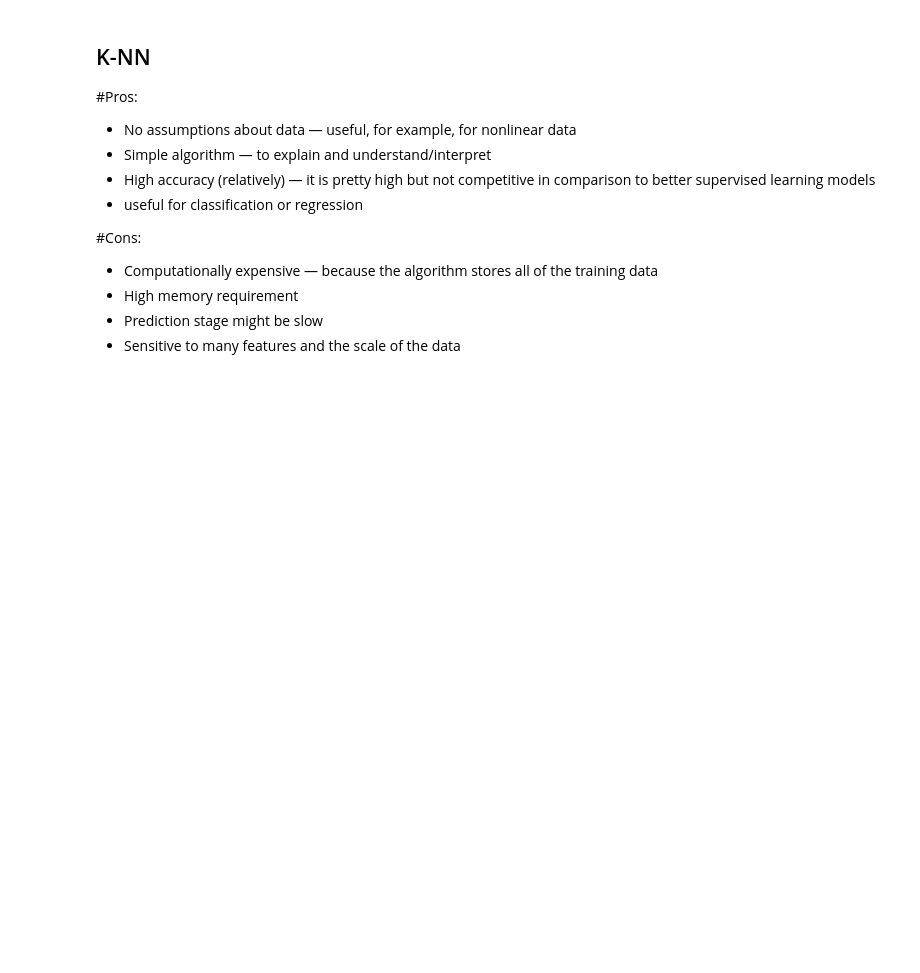
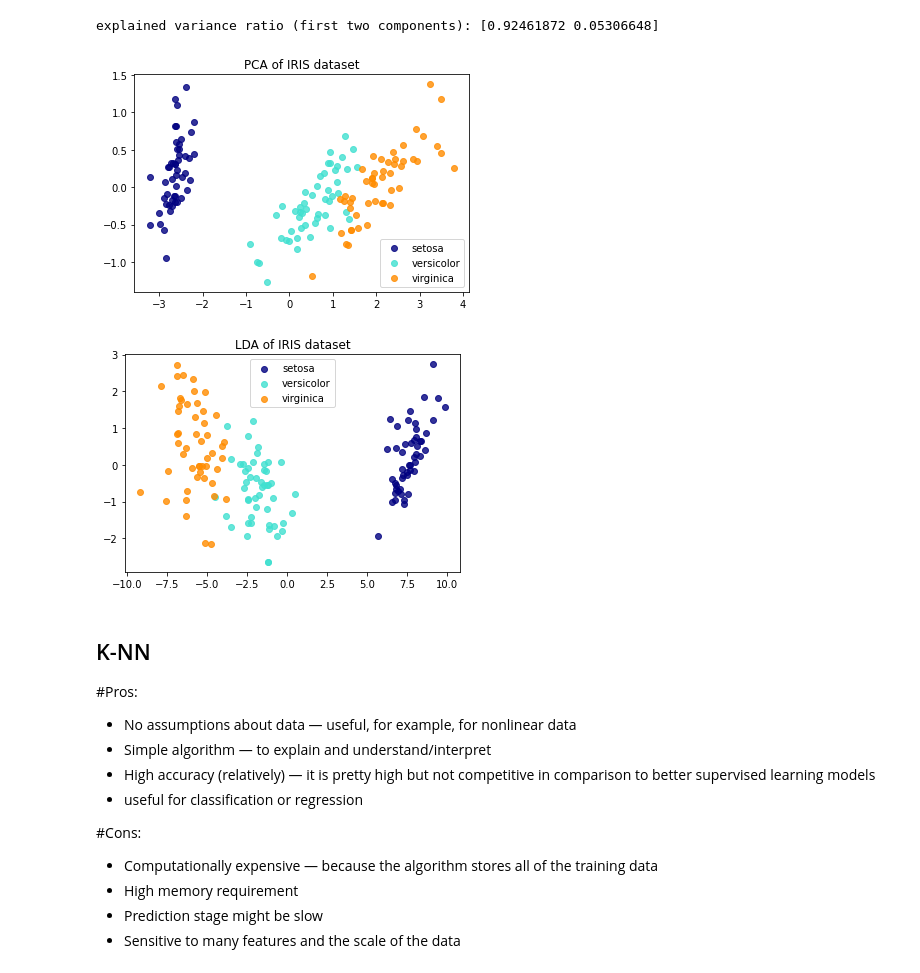
Before and after one commit to elashgari/EEGNet, a Jupyter notebook: Recitation_class_(LDA_and_K_NN).ipynb, the cells around one changed output. Saved outputs shown, nothing was run; the diff lists cells and outputs as text; code cells hidden in the pictures; blank space fills up the shorter version.

```diff
--- a/Recitation_class_(LDA_and_K_NN).ipynb
+++ b/Recitation_class_(LDA_and_K_NN).ipynb
@@ -3 +7,47 @@
+# %%
+import matplotlib.pyplot as plt
+
+from sklearn import datasets
+from sklearn.decomposition import PCA
+from sklearn.discriminant_analysis import LinearDiscriminantAnalysis
+
+iris = datasets.load_iris()
+
+X = iris.data
+y = iris.target
+target_names = iris.target_names
+
+################################################################################
+pca = PCA(n_components=2)
+X_r = pca.fit(X).transform(X)
+
+lda = LinearDiscriminantAnalysis()
+X_r2 = lda.fit(X, y).transform(X)
+################################################################################
+# Percentage of variance explained for each components
+print('explained variance ratio (first two components): %s'
+      % str(pca.explained_variance_ratio_))
+
+plt.figure()
+colors = ['navy', 'turquoise', 'darkorange']
+
+
+for color, i, target_name in zip(colors, [0, 1, 2], target_names):
+    plt.scatter(X_r[y == i, 0], X_r[y == i, 1], color=color, alpha=.8,
+                label=target_name)
+plt.legend(loc='best', shadow=False, scatterpoints=1)
+plt.title('PCA of IRIS dataset')
+
+plt.figure()
+for color, i, target_name in zip(colors, [0, 1, 2], target_names):
+    plt.scatter(X_r2[y == i, 0], X_r2[y == i, 1], alpha=.8, color=color,
+                label=target_name)
+plt.legend(loc='best', shadow=False, scatterpoints=1)
+plt.title('LDA of IRIS dataset')
+
+plt.show()
+# %% [output]
+explained variance ratio (first two components): [0.92461872 0.05306648]
+[figure, added]
+[figure, added]
 # %% [markdown]
```
Also changed, not shown: parts of 3 cells of this notebook.
